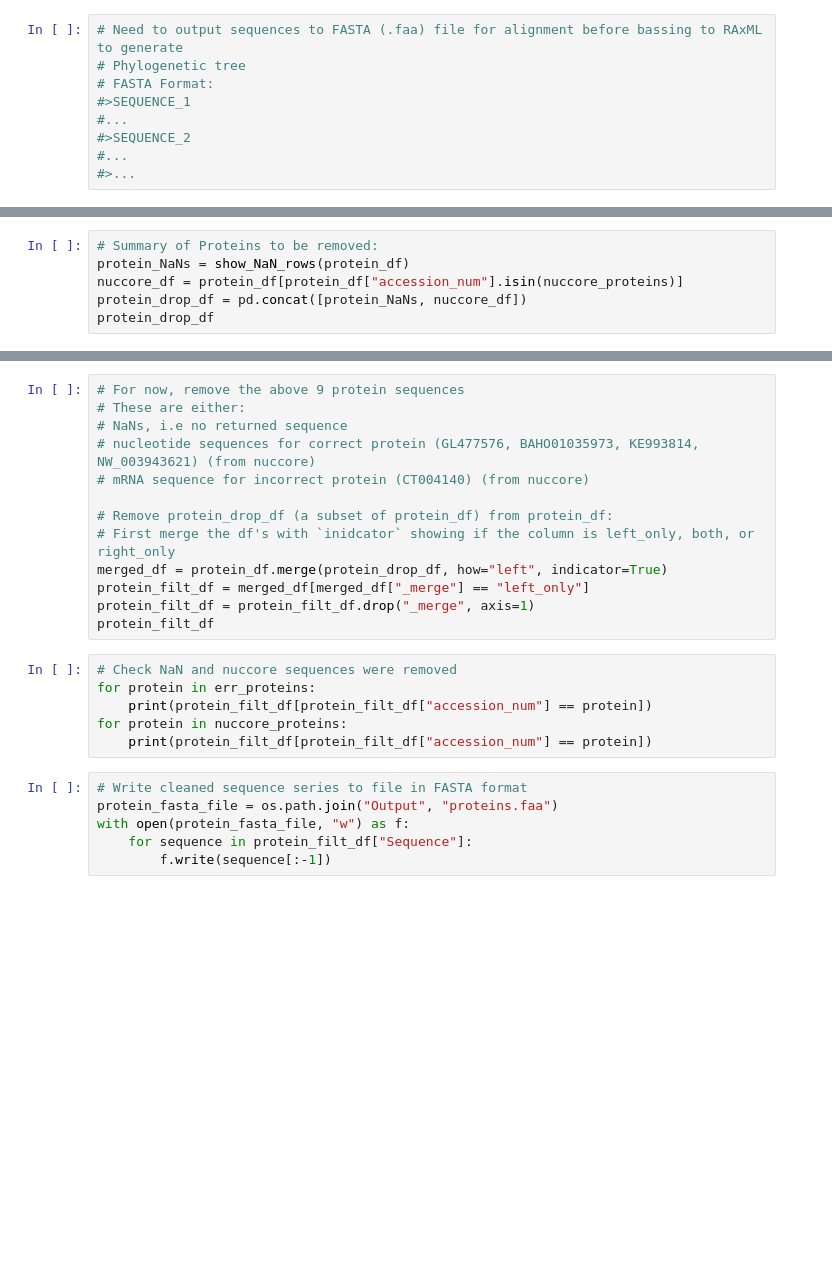
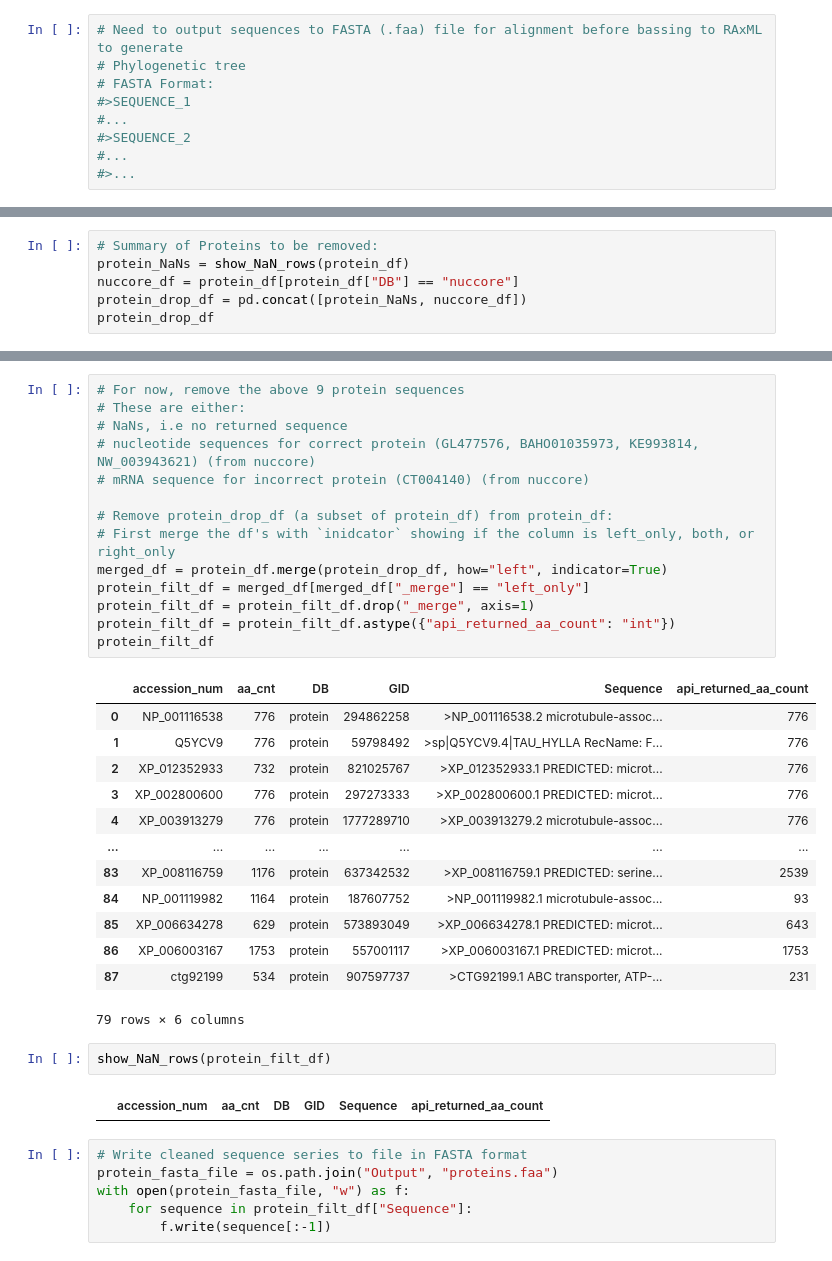
Before and after one commit to jsheppard95/MAPT_Phylogeny, a Jupyter notebook: Protein_Sequence_Search.ipynb, the cells around one changed output, grey strips where cells are left out. Drawn from its saved outputs; the diff is of its cells as text; blank space fills up the shorter version.

Commit message:
api changes as a result of including metadata in protein_df

```diff
--- a/Protein_Sequence_Search.ipynb
+++ b/Protein_Sequence_Search.ipynb
@@ -151,6 +155,6 @@ aa_mismatch_df  # 66 of 88 proteins have this issue, cannot drop them all!
 # %%
 # Summary of Proteins to be removed:
 protein_NaNs = show_NaN_rows(protein_df)
-nuccore_df = protein_df[protein_df["accession_num"].isin(nuccore_proteins)]
+nuccore_df = protein_df[protein_df["DB"] == "nuccore"]
 protein_drop_df = pd.concat([protein_NaNs, nuccore_df])
 protein_drop_df
@@ -157,22 +172,35 @@ protein_drop_df
 # %%
 # For now, remove the above 9 protein sequences
 # These are either:
 # NaNs, i.e no returned sequence
 # nucleotide sequences for correct protein (GL477576, BAHO01035973, KE993814, NW_003943621) (from nuccore)
 # mRNA sequence for incorrect protein (CT004140) (from nuccore)
 
 # Remove protein_drop_df (a subset of protein_df) from protein_df:
 # First merge the df's with `inidcator` showing if the column is left_only, both, or right_only
 merged_df = protein_df.merge(protein_drop_df, how="left", indicator=True)
 protein_filt_df = merged_df[merged_df["_merge"] == "left_only"]
 protein_filt_df = protein_filt_df.drop("_merge", axis=1)
+protein_filt_df = protein_filt_df.astype({"api_returned_aa_count": "int"})
 protein_filt_df
+# %% [output]
+|  | accession_num | aa_cnt | DB | GID | Sequence | api_returned_aa_count |
+| 0 | NP_001116538 | 776 | protein | 294862258 | >NP_001116538.2 microtubule-assoc... | 776 |
+| 1 | Q5YCV9 | 776 | protein | 59798492 | >sp|Q5YCV9.4|TAU_HYLLA RecName: F... | 776 |
+| 2 | XP_012352933 | 732 | protein | 821025767 | >XP_012352933.1 PREDICTED: microt... | 776 |
+| 3 | XP_002800600 | 776 | protein | 297273333 | >XP_002800600.1 PREDICTED: microt... | 776 |
+| 4 | XP_003913279 | 776 | protein | 1777289710 | >XP_003913279.2 microtubule-assoc... | 776 |
+| ... | ... | ... | ... | ... | ... | ... |
+| 83 | XP_008116759 | 1176 | protein | 637342532 | >XP_008116759.1 PREDICTED: serine... | 2539 |
+| 84 | NP_001119982 | 1164 | protein | 187607752 | >NP_001119982.1 microtubule-assoc... | 93 |
+| 85 | XP_006634278 | 629 | protein | 573893049 | >XP_006634278.1 PREDICTED: microt... | 643 |
+| 86 | XP_006003167 | 1753 | protein | 557001117 | >XP_006003167.1 PREDICTED: microt... | 1753 |
+| 87 | ctg92199 | 534 | protein | 907597737 | >CTG92199.1 ABC transporter, ATP-... | 231 |
+79 rows × 6 columns
-# %%
-# Check NaN and nuccore sequences were removed
-for protein in err_proteins:
-    print(protein_filt_df[protein_filt_df["accession_num"] == protein])
-for protein in nuccore_proteins:
-    print(protein_filt_df[protein_filt_df["accession_num"] == protein])
+# %%
+show_NaN_rows(protein_filt_df)
+# %% [output]
+|  | accession_num | aa_cnt | DB | GID | Sequence | api_returned_aa_count |
 # %%
 # Write cleaned sequence series to file in FASTA format
 protein_fasta_file = os.path.join("Output", "proteins.faa")
```
Also changed, not shown: parts of 10 cells of this notebook, 2 other files.
